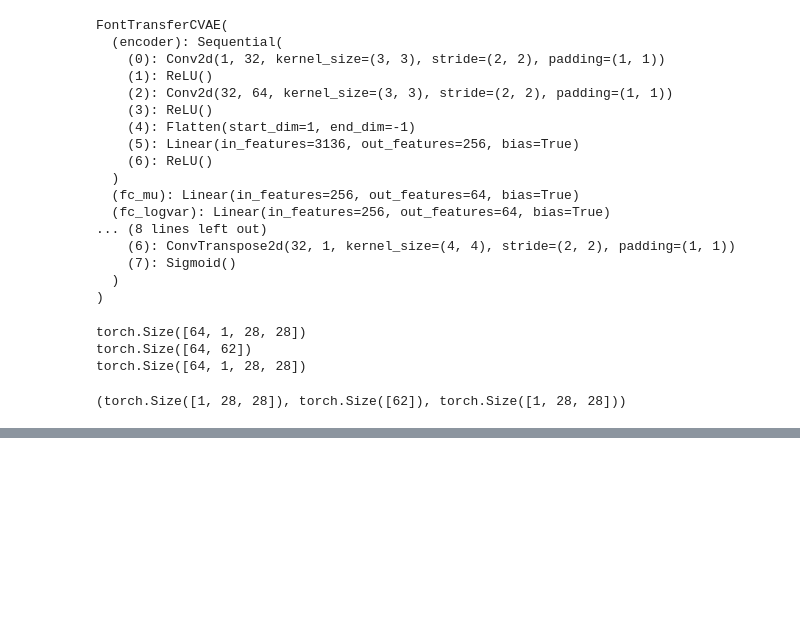
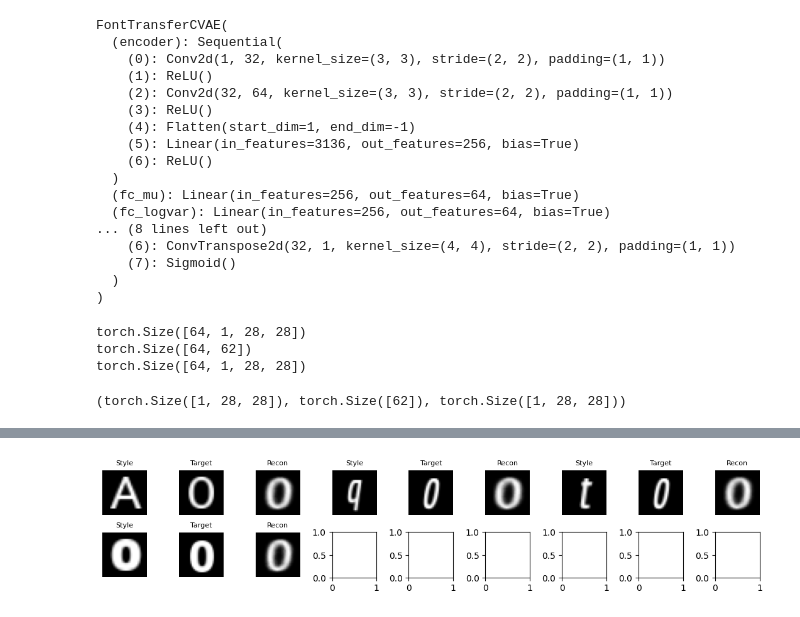
Before and after one commit to JackWang0318/ECE285-cvae, a Jupyter notebook: CVAE_pipeline.ipynb, the cells around one changed output, grey strips where cells are left out. Saved outputs shown, nothing was run; the diff lists cells and outputs as text; code cells hidden in the pictures; blank space fills up the shorter version.

```diff
--- a/CVAE_pipeline.ipynb
+++ b/CVAE_pipeline.ipynb
@@ -272,0 +326,96 @@ plt.show()
+# %%
+import torch
+import matplotlib.pyplot as plt
+import random
+
+# 参数设定
+show_all = True           # True 显示全部样本；False 时随机选一部分
+samples_to_show = 15       # 随机显示的样本数量（若 show_all=False）
+triplets_per_row = 3       # 每行显示几个三元组（style, target, recon）
+
+device = torch.device("cuda" if torch.cuda.is_available() else "cpu")
+
+# 收集全部样本（包括 label）
+model.eval()
+all_style_imgs, all_target_imgs, all_recon_imgs, all_labels = [], [], [], []
+
+first_label_value = 0  # 记录第一个 label 作为筛选目标
+
+with torch.no_grad():
+    for style_img, label_tensor, target_img in test_loader:
+        style_img = style_img.to(device)
+        label_tensor = label_tensor.to(device)
+        target_img = target_img.to(device)
+
+        recon_img, _, _ = model(style_img, label_tensor)
+
+        all_style_imgs.append(style_img.cpu())
+        all_target_imgs.append(target_img.cpu())
+        all_recon_imgs.append(recon_img.cpu())
+
+        # 自动提取 label：如果是 one-hot 或嵌入，取 argmax
+        if label_tensor.ndim > 1:
+            label_ids = label_tensor.argmax(dim=1).cpu()
+        else:
+            label_ids = label_tensor.cpu()
+
+        # 记录第一个 label 值
+        # if first_label_value is None:
+        #     first_label_value = label_ids[0].item()
+
+        all_labels.append(label_ids)
+
+# 拼接为完整 tensor
+all_style_imgs = torch.cat(all_style_imgs, dim=0)
+all_target_imgs = torch.cat(all_target_imgs, dim=0)
+all_recon_imgs = torch.cat(all_recon_imgs, dim=0)
+all_labels = torch.cat(all_labels, dim=0)
+
+# 根据标签筛选出目标类的索引
+target_indices = (all_labels == first_label_value).nonzero(as_tuple=True)[0].tolist()
+
+if not target_indices:
+    print(f"No samples found with label {first_label_value}")
+    exit()
+
+# 选择要展示的索引
+if show_all:
+    indices = target_indices
+else:
+    indices = random.sample(target_indices, min(samples_to_show, len(target_indices)))
+
+n_show = len(indices)
+print(f"Displaying {n_show} samples with label = {first_label_value}...")
+
+# 布局计算
+n_cols = triplets_per_row * 3  # 每组3张图
+n_rows = (n_show + triplets_per_row - 1) // triplets_per_row  # 向上取整行数
+
+# 创建子图
+fig, axes = plt.subplots(n_rows, n_cols, figsize=(n_cols * 1.2, n_rows * 1.2))
+
+# 保证 axes 是二维数组
+if n_rows == 1:
+    axes = axes.reshape(1, -1)
+
+# 开始画图
+for i, idx in enumerate(indices):
+    row = i // triplets_per_row
+    col_start = (i % triplets_per_row) * 3
+
+    axes[row, col_start + 0].imshow(all_style_imgs[idx].squeeze(), cmap='gray')
+    axes[row, col_start + 0].set_title("Style", fontsize=8)
+
+    axes[row, col_start + 1].imshow(all_target_imgs[idx].squeeze(), cmap='gray')
+    axes[row, col_start + 1].set_title("Target", fontsize=8)
+
+    axes[row, col_start + 2].imshow(all_recon_imgs[idx].squeeze(), cmap='gray')
+    axes[row, col_start + 2].set_title("Recon", fontsize=8)
+
+    # 去掉坐标轴
+    for j in range(3):
+        axes[row, col_start + j].axis('off')
+
+plt.tight_layout()
+plt.show()
+# %% [output]
@@ -272,0 +423 @@ plt.show()
+[figure, added]
```
Also changed, not shown: parts of 20 cells of this notebook.
